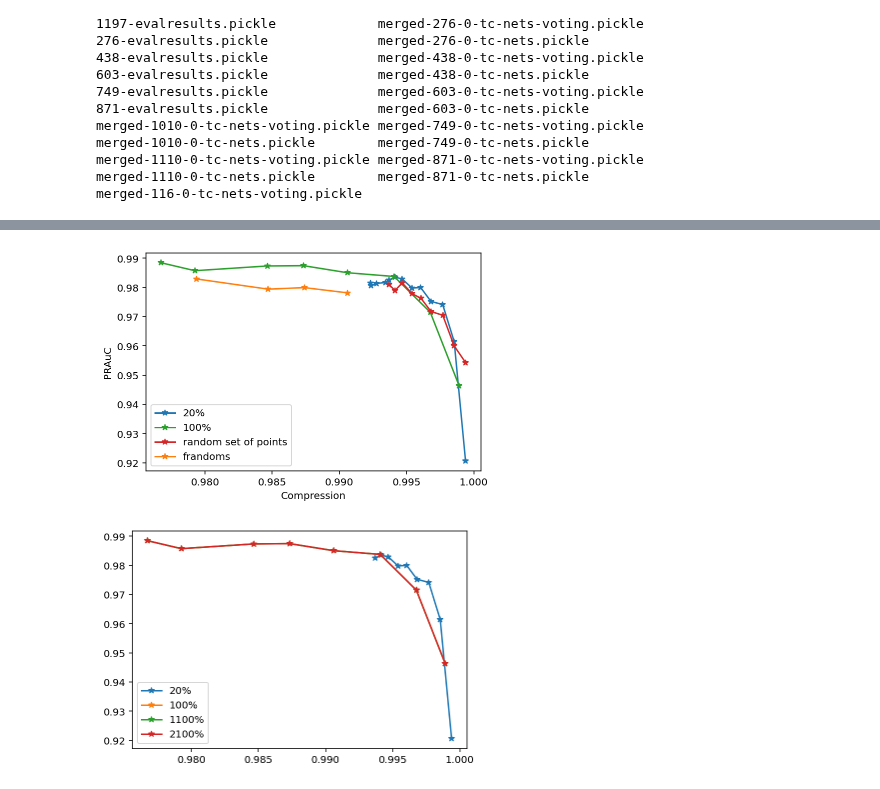
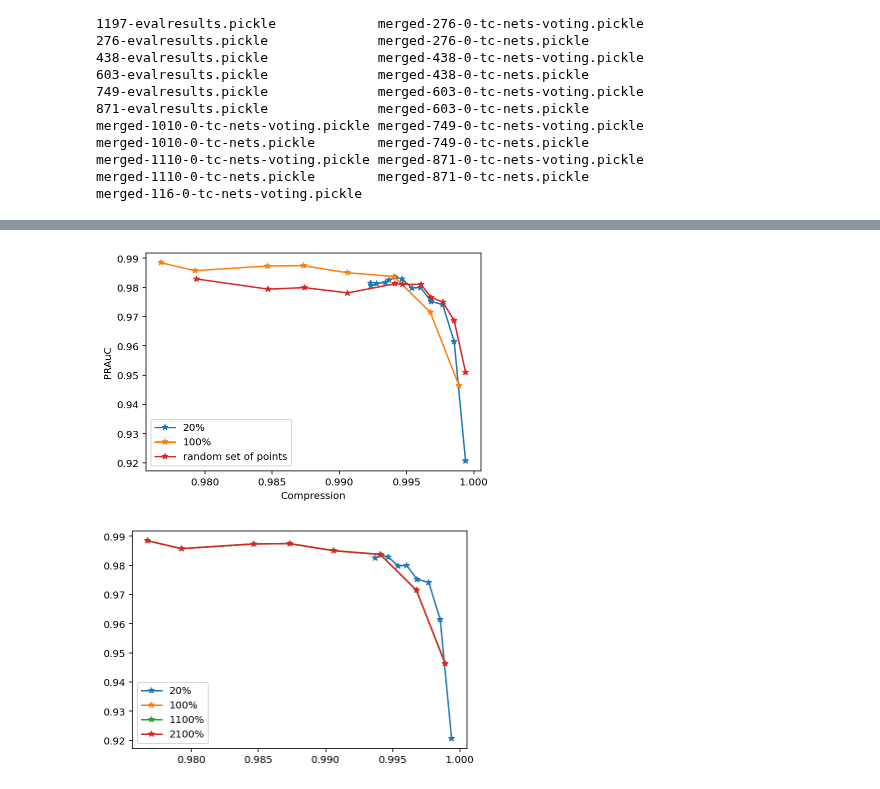
Before and after one commit to jrybicki-jsc/smms, a Jupyter notebook: graphla/cleans.ipynb, the cells around one changed output, grey strips where cells are left out. Cells and saved outputs as stored; diff of their text form; code cells hidden in the pictures.

Commit message:
more frandoms, new figures

```diff
--- a/graphla/cleans.ipynb
+++ b/graphla/cleans.ipynb
@@ -243,18 +259,18 @@ sorted(streamed_sizes), sorted(frand_sizes)
 # %%
 plt.plot(all_parts[2].keys(), all_parts[2].values(),'-*', label='20%')
-plt.plot(streamed_aucs.keys(), streamed_aucs.values(),'-*', label='100%',c='#2ca02c')
-plt.plot(rands_aucs.keys(), rands_aucs.values(), '-*', label='random set of points',c='#d62728')
-plt.plot(frand_aucs.keys(), frand_aucs.values(), '-*', label='frandoms')
+plt.plot(streamed_aucs.keys(), streamed_aucs.values(),'-*', label='100%',c='#ff7f0e')
+#plt.plot(rands_aucs.keys(), rands_aucs.values(), '-*', label='random set of points',c='#d62728')
+plt.plot(frand_aucs.keys(), frand_aucs.values(), '-*', label='random set of points',c='#d62728')
 #plt.plot(rand_aucs.keys(), rand_aucs.values(), '-*', label='randoms')
 
 
 plt.xlabel('Compression')
-#plt.xlim([0.990, 1.000])
+
 plt.ylabel('PRAuC')
 plt.legend();
 plt.savefig('../fig/randoms.svg', format='svg', bbox_inches = 'tight', dpi=1000);
 # %% [output]
-[figure, old version]
+[figure, new version]
 # %%
 ## more on 20%
 perc_dir = f"../res/newclusterres/cleans/subparts/2/"
```
Also changed, not shown: parts of 24 cells of this notebook.
